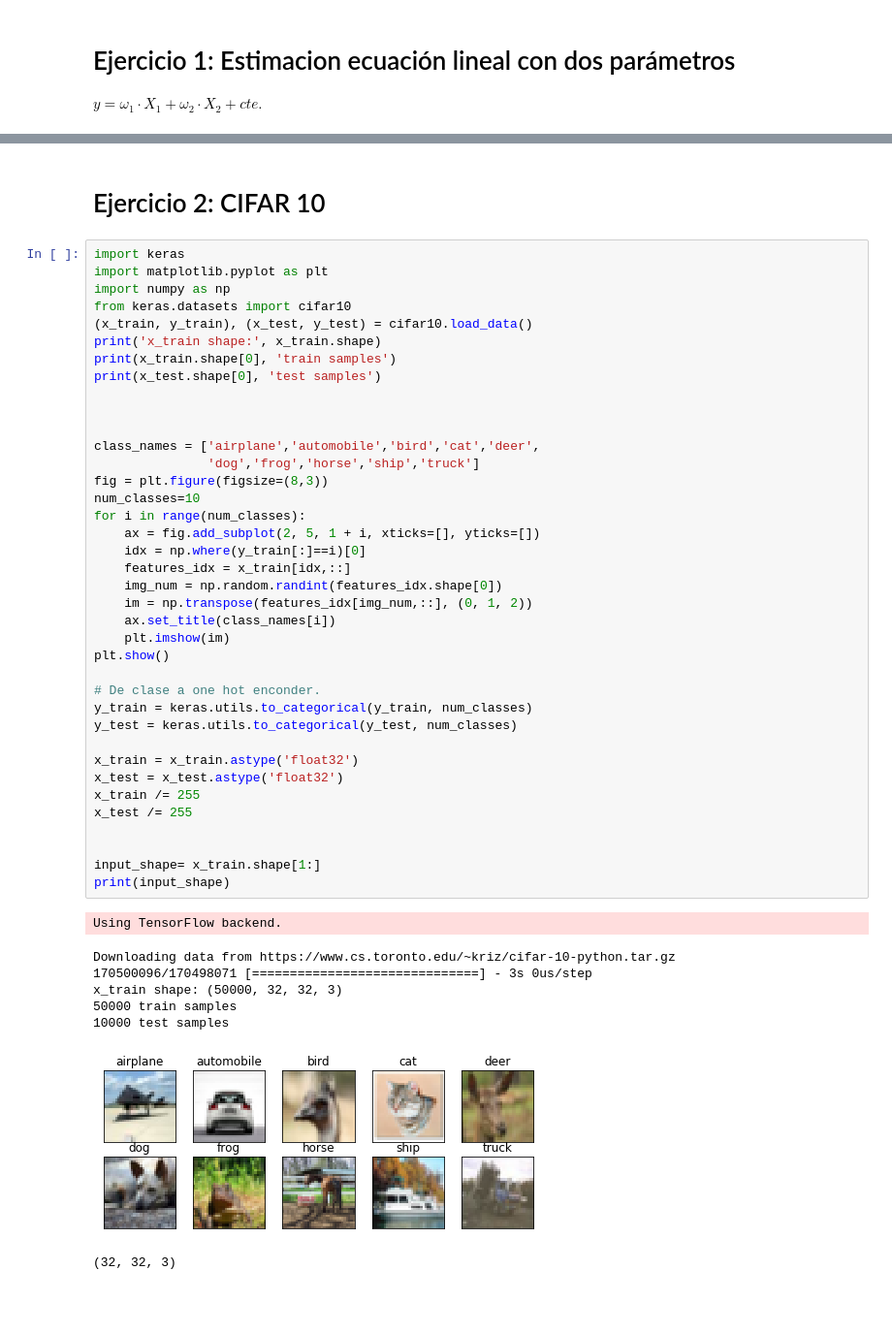
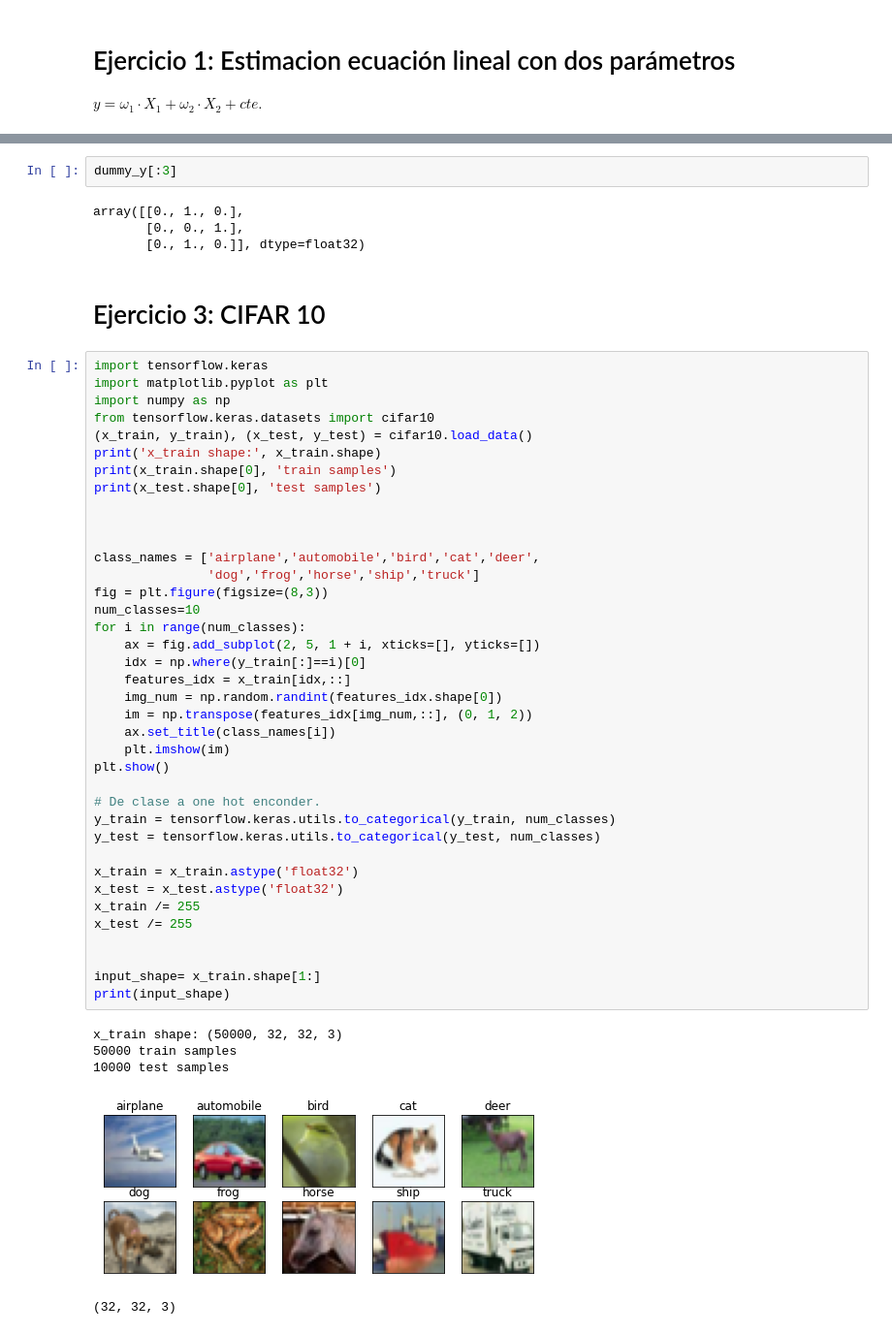
Before and after one commit to PhDCarlosPerales/redes_neuronales, a Jupyter notebook: Curso_NN_02_Ejercicios.ipynb, the cells around one changed output, grey strips where cells are left out. Shown: that part at 97% size. Cells and saved outputs as stored; diff of their text form; blank space fills up the shorter version.

```diff
--- a/Curso_NN_02_Ejercicios.ipynb
+++ b/Curso_NN_02_Ejercicios.ipynb
@@ -35,49 +61,52 @@ plt.show()
+# %%
+dummy_y[:3]
+# %% [output]
+array([[0., 1., 0.],
+       [0., 0., 1.],
+       [0., 1., 0.]], dtype=float32)
 # %% [markdown]
-# Ejercicio 2: CIFAR 10
+# Ejercicio 3: CIFAR 10
 # %%
-import keras
+import tensorflow.keras
 import matplotlib.pyplot as plt
 import numpy as np
-from keras.datasets import cifar10
+from tensorflow.keras.datasets import cifar10
 (x_train, y_train), (x_test, y_test) = cifar10.load_data()
 print('x_train shape:', x_train.shape)
 print(x_train.shape[0], 'train samples')
 print(x_test.shape[0], 'test samples')
 
 
 
 class_names = ['airplane','automobile','bird','cat','deer',
                'dog','frog','horse','ship','truck']
 fig = plt.figure(figsize=(8,3))
 num_classes=10
 for i in range(num_classes):
     ax = fig.add_subplot(2, 5, 1 + i, xticks=[], yticks=[])
     idx = np.where(y_train[:]==i)[0]
     features_idx = x_train[idx,::]
     img_num = np.random.randint(features_idx.shape[0])
     im = np.transpose(features_idx[img_num,::], (0, 1, 2))
     ax.set_title(class_names[i])
     plt.imshow(im)
 plt.show()
 
 # De clase a one hot enconder.
-y_train = keras.utils.to_categorical(y_train, num_classes)
-y_test = keras.utils.to_categorical(y_test, num_classes)
+y_train = tensorflow.keras.utils.to_categorical(y_train, num_classes)
+y_test = tensorflow.keras.utils.to_categorical(y_test, num_classes)
 
 x_train = x_train.astype('float32')
 x_test = x_test.astype('float32')
 x_train /= 255
 x_test /= 255
 
 
 input_shape= x_train.shape[1:]
 print(input_shape)
 # %% [output]
-Using TensorFlow backend.
+x_train shape: (50000, 32, 32, 3)
+50000 train samples
+10000 test samples
+[figure, new version]
-Downloading data from https://www.cs.toronto.edu/~kriz/cifar-10-python.tar.gz
-170500096/170498071 [==============================] - 3s 0us/step
-x_train shape: (50000, 32, 32, 3)
-50000 train samples
-10000 test samples
+(32, 32, 3)
-[figure, old version]
-(32, 32, 3)
```
Also changed, not shown: parts of 16 cells of this notebook, 5 other files.
